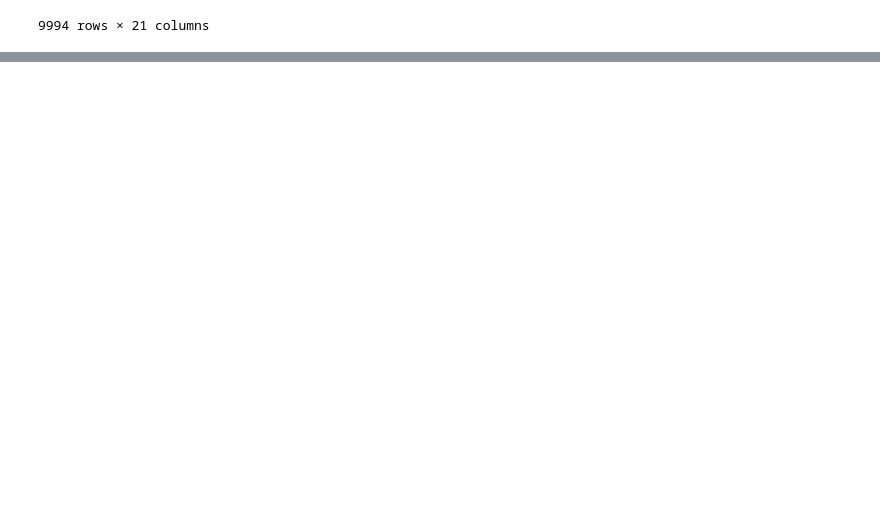
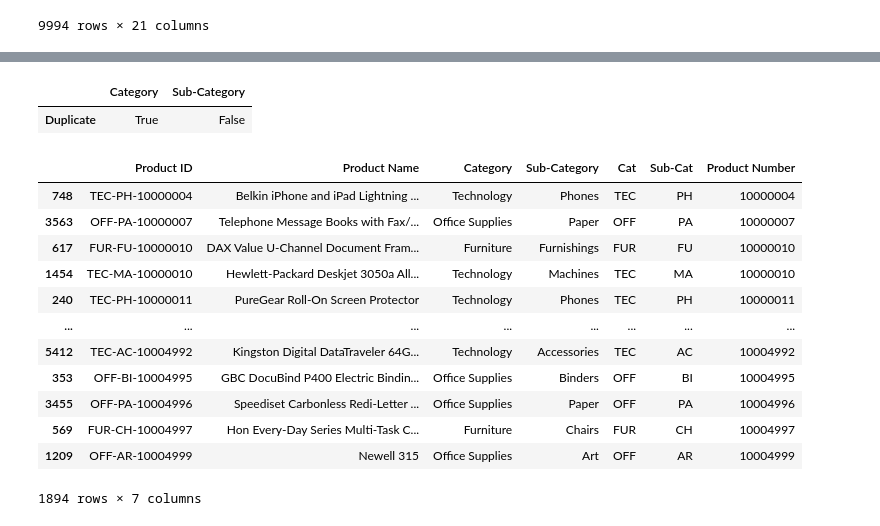
Before and after one commit to michalpasternak7/e-Commerce, a Jupyter notebook: eda.ipynb, the cells around one changed output, grey strips where cells are left out. Drawn from its saved outputs; the diff is of its cells as text; code cells hidden in the pictures; blank space fills up the shorter version.

```diff
--- a/eda.ipynb
+++ b/eda.ipynb
@@ -91,0 +215,7 @@ df
+# %%
+# Create products table
+products = df.copy()
+products = products[['Product ID', 'Product Name', 'Category', 'Sub-Category']]
+# %%
+# We don't need duplicated lines, because we have the ID's and can connect the data using them.
+products.drop_duplicates(inplace=True)
@@ -91,0 +313,6 @@ df
+# %%
+# Confirm using the duplicates raport.
+duplicates_raport(categories)
+# %% [output]
+|  | Category | Sub-Category |
+| Duplicate | True | False |
@@ -91,0 +321,22 @@ df
+# %%
+# Split the 'Product ID' column into 'Cat', 'Sub-Cat' and 'Product Number'.
+products[['Cat', 'Sub-Cat', 'Product Number']] = products['Product ID'].str.split('-', expand=True)
+
+# Convert 'Product Number' to int.
+products['Product Number'] = products['Product Number'].astype(int)
+
+products.sort_values('Product Number')
+# %% [output]
+|  | Product ID | Product Name | Category | Sub-Category | Cat | Sub-Cat | Product Number |
+| 748 | TEC-PH-10000004 | Belkin iPhone and iPad Lightning ... | Technology | Phones | TEC | PH | 10000004 |
+| 3563 | OFF-PA-10000007 | Telephone Message Books with Fax/... | Office Supplies | Paper | OFF | PA | 10000007 |
+| 617 | FUR-FU-10000010 | DAX Value U-Channel Document Fram... | Furniture | Furnishings | FUR | FU | 10000010 |
+| 1454 | TEC-MA-10000010 | Hewlett-Packard Deskjet 3050a All... | Technology | Machines | TEC | MA | 10000010 |
+| 240 | TEC-PH-10000011 | PureGear Roll-On Screen Protector | Technology | Phones | TEC | PH | 10000011 |
+| ... | ... | ... | ... | ... | ... | ... | ... |
+| 5412 | TEC-AC-10004992 | Kingston Digital DataTraveler 64G... | Technology | Accessories | TEC | AC | 10004992 |
+| 353 | OFF-BI-10004995 | GBC DocuBind P400 Electric Bindin... | Office Supplies | Binders | OFF | BI | 10004995 |
+| 3455 | OFF-PA-10004996 | Speediset Carbonless Redi-Letter ... | Office Supplies | Paper | OFF | PA | 10004996 |
+| 569 | FUR-CH-10004997 | Hon Every-Day Series Multi-Task C... | Furniture | Chairs | FUR | CH | 10004997 |
+| 1209 | OFF-AR-10004999 | Newell 315 | Office Supplies | Art | OFF | AR | 10004999 |
+1894 rows × 7 columns
```
Also changed, not shown: parts of 59 cells of this notebook.
